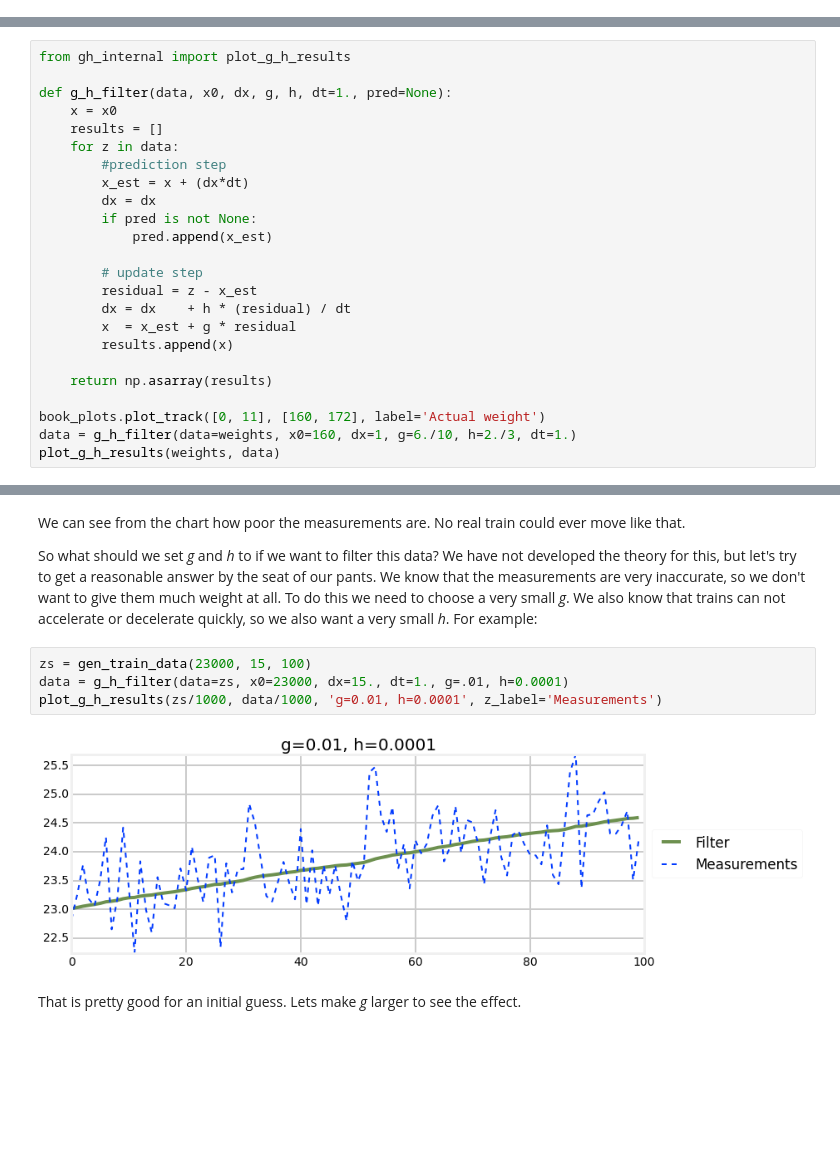
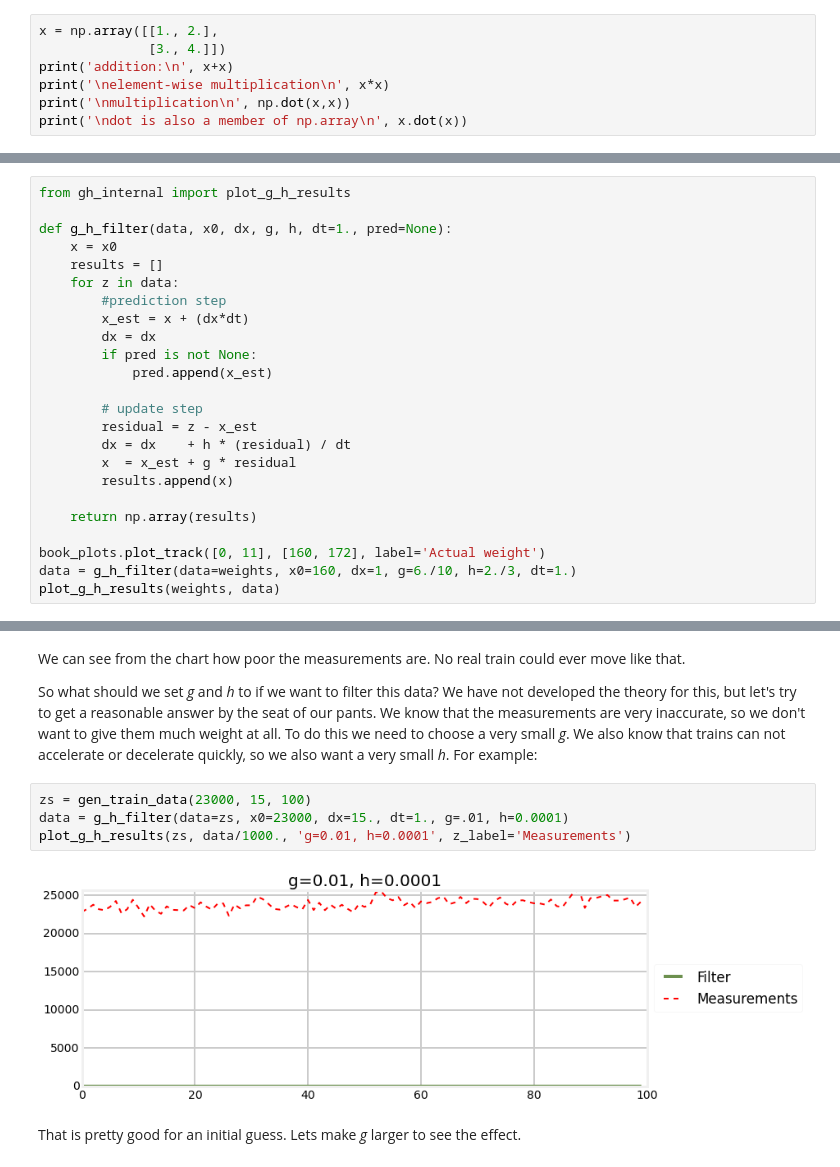
Before and after one commit to rlabbe/Kalman-and-Bayesian-Filters-in-Python, a Jupyter notebook: 01_g-h_filter.ipynb, the cells around one changed output, grey strips where cells are left out. Cells and saved outputs as stored; diff of their text form; blank space fills up the shorter version.

```diff
--- a/01_g-h_filter.ipynb
+++ b/01_g-h_filter.ipynb
@@ -362,0 +397,7 @@ So, the algorithm is simple. The state is initialized with $\mathbf{x_0}$. We th
+# %%
+x = np.array([[1., 2.],
+              [3., 4.]])
+print('addition:\n', x+x)
+print('\nelement-wise multiplication\n', x*x)
+print('\nmultiplication\n', np.dot(x,x))
+print('\ndot is also a member of np.array\n', x.dot(x))
@@ -399,7 +519,7 @@ def g_h_filter(data, x0, dx, g, h, dt=1., pred=None):
         x  = x_est + g * residual
         results.append(x)
 
-    return np.asarray(results)
+    return np.array(results)
 
 book_plots.plot_track([0, 11], [160, 172], label='Actual weight')
 data = g_h_filter(data=weights, x0=160, dx=1, g=6./10, h=2./3, dt=1.)
@@ -663,9 +783,9 @@ So what should we set *g* and *h* to if we want to filter this data? We have not
 # %%
 zs = gen_train_data(23000, 15, 100)
 data = g_h_filter(data=zs, x0=23000, dx=15., dt=1., g=.01, h=0.0001)
-plot_g_h_results(zs/1000, data/1000, 'g=0.01, h=0.0001', z_label='Measurements')
+plot_g_h_results(zs, data/1000., 'g=0.01, h=0.0001', z_label='Measurements')
 # %% [output]
-[figure, old version]
+[figure, new version]
 # %% [markdown]
 That is pretty good for an initial guess. Lets make *g* larger to see the effect.
 # %%
```
Also changed, not shown: parts of 42 cells of this notebook, 2 other files.
